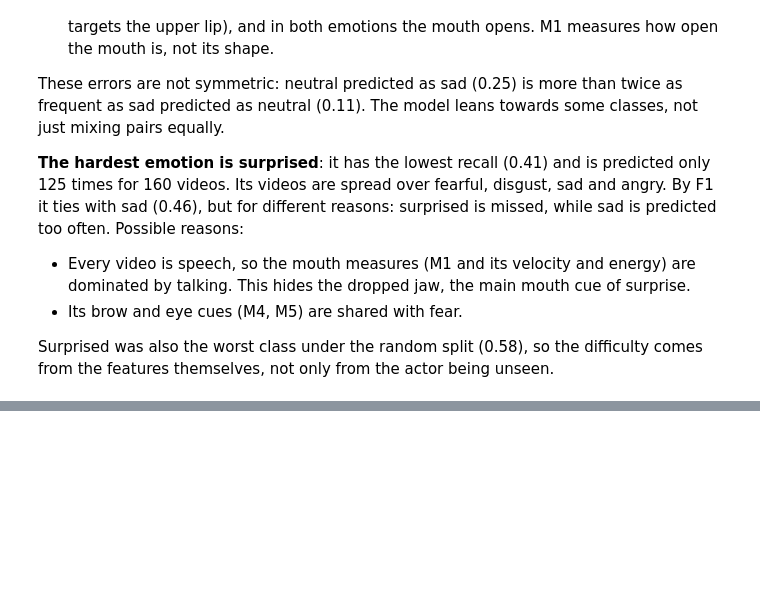
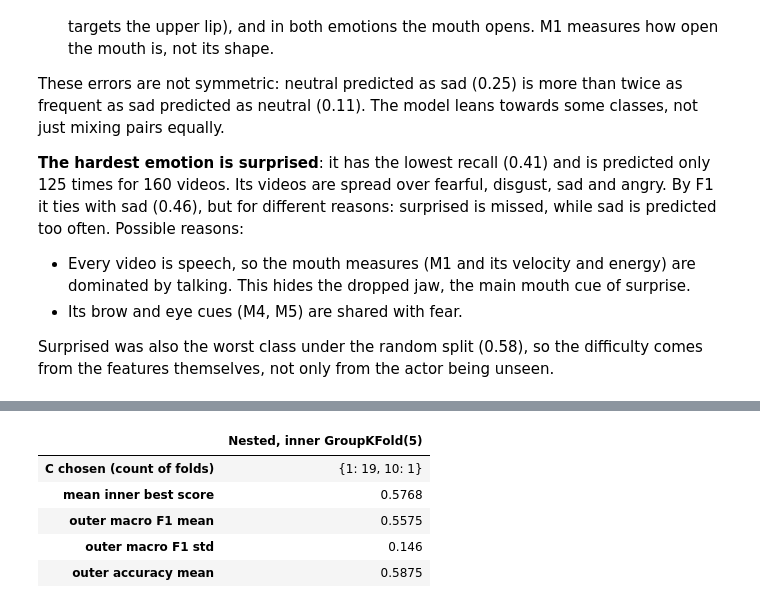
Before and after one commit to migasantunes/Emotion_Recognition, a Jupyter notebook: notebooks/04_evaluation.ipynb, the cells around one changed output, grey strips where cells are left out. Drawn from its saved outputs; the diff is of its cells as text; code cells hidden in the pictures; blank space fills up the shorter version.

```diff
--- a/notebooks/04_evaluation.ipynb
+++ b/notebooks/04_evaluation.ipynb
@@ -324,0 +412,16 @@ Surprised was also the worst class under the random split (0.58), so the difficu
+# %%
+def nested_summary(per_fold): # Made into a function, since it will be used later in the notebook
+    return pd.Series({"C chosen (count of folds)": per_fold["C"].value_counts().sort_index().to_dict(),
+                      "mean inner best score": round(per_fold["inner_best_score"].mean(), 4),
+                      "outer macro F1 mean": round(per_fold["macro_f1"].mean(), 4),
+                      "outer macro F1 std": round(per_fold["macro_f1"].std(), 4),
+                      "outer accuracy mean": round(per_fold["accuracy"].mean(), 4)})
+# %%
+pd.DataFrame({"Nested, inner GroupKFold(5)": nested_summary(per_fold_nested_group)})
+# %% [output]
+|  | Nested, inner GroupKFold(5) |
+| C chosen (count of folds) | {1: 19, 10: 1} |
+| mean inner best score | 0.5768 |
+| outer macro F1 mean | 0.5575 |
+| outer macro F1 std | 0.146 |
+| outer accuracy mean | 0.5875 |
```
Also changed, not shown: parts of 16 cells of this notebook.
